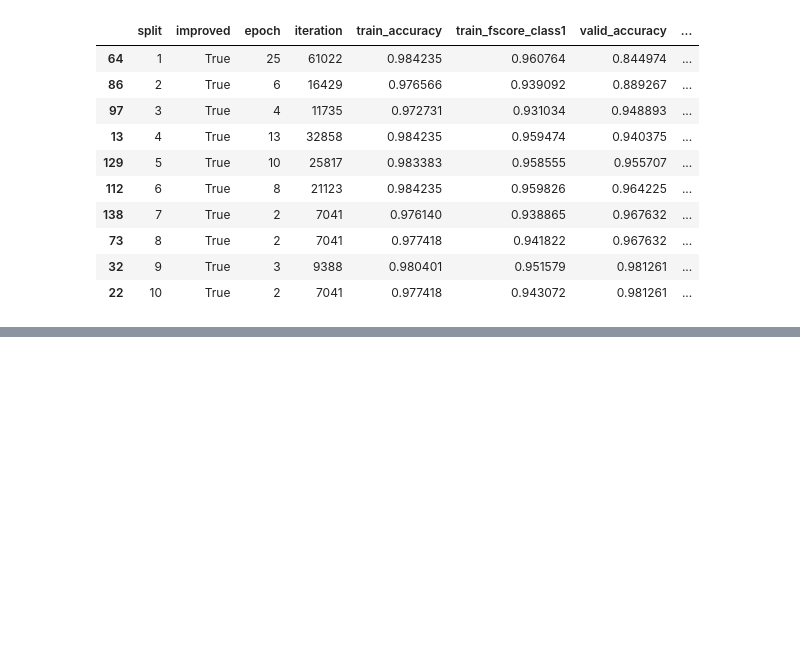
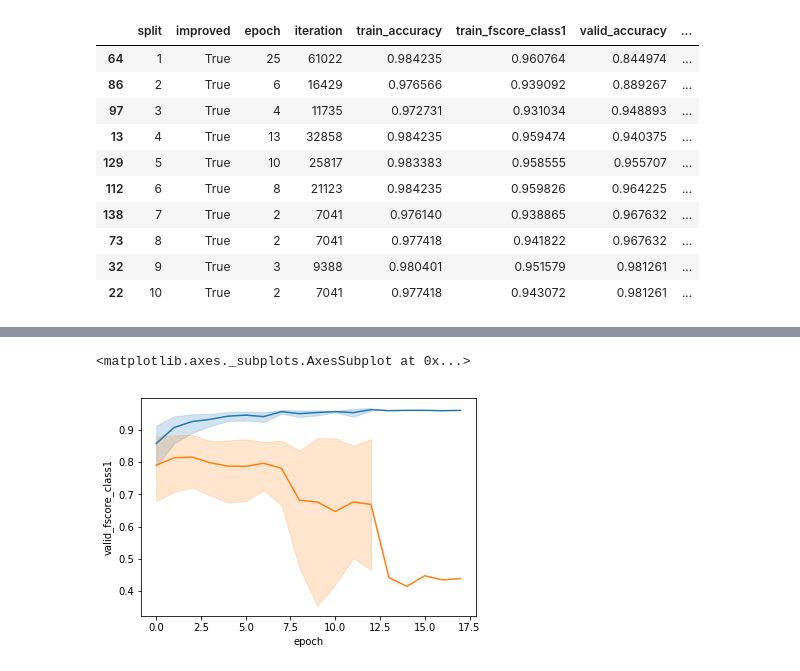
Before and after one commit to eraldoluis/textcnn, a Jupyter notebook: notebooks/test_parse_results.ipynb, the cells around one changed output, grey strips where cells are left out. Saved outputs shown, nothing was run; the diff lists cells and outputs as text; code cells hidden in the pictures; blank space fills up the shorter version.

```diff
--- a/notebooks/test_parse_results.ipynb
+++ b/notebooks/test_parse_results.ipynb
@@ -118,0 +141,7 @@ df.iloc[df.groupby("split")["valid_fscore_class1"].idxmax()]
+# %%
+df = stack_dfs_subdirs("../results/out_cv_shuffle_split_20191124-224054-548909/", "res_perepoch.json")
+sns.lineplot(x="epoch", y="train_fscore_class1", data=df)
+sns.lineplot(x="epoch", y="valid_fscore_class1", data=df)
+# %% [output]
+<matplotlib.axes._subplots.AxesSubplot at 0x...>
+[figure, added]
```
Also changed, not shown: parts of 17 cells of this notebook, 6 other files.
